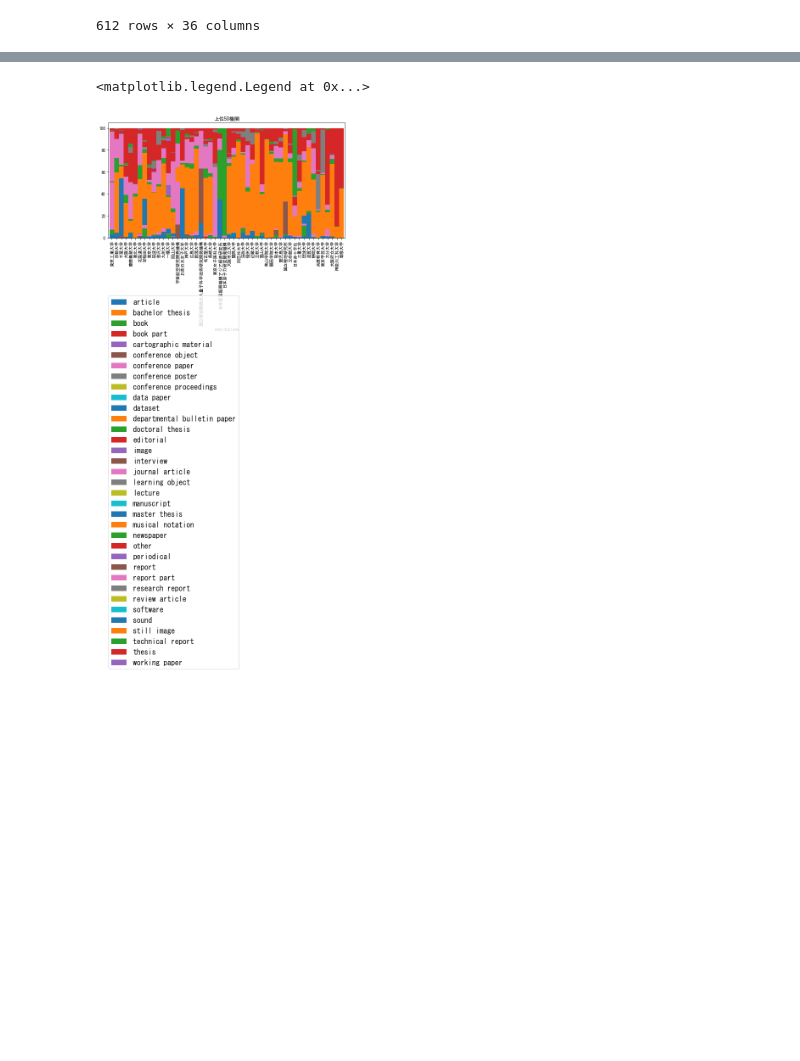
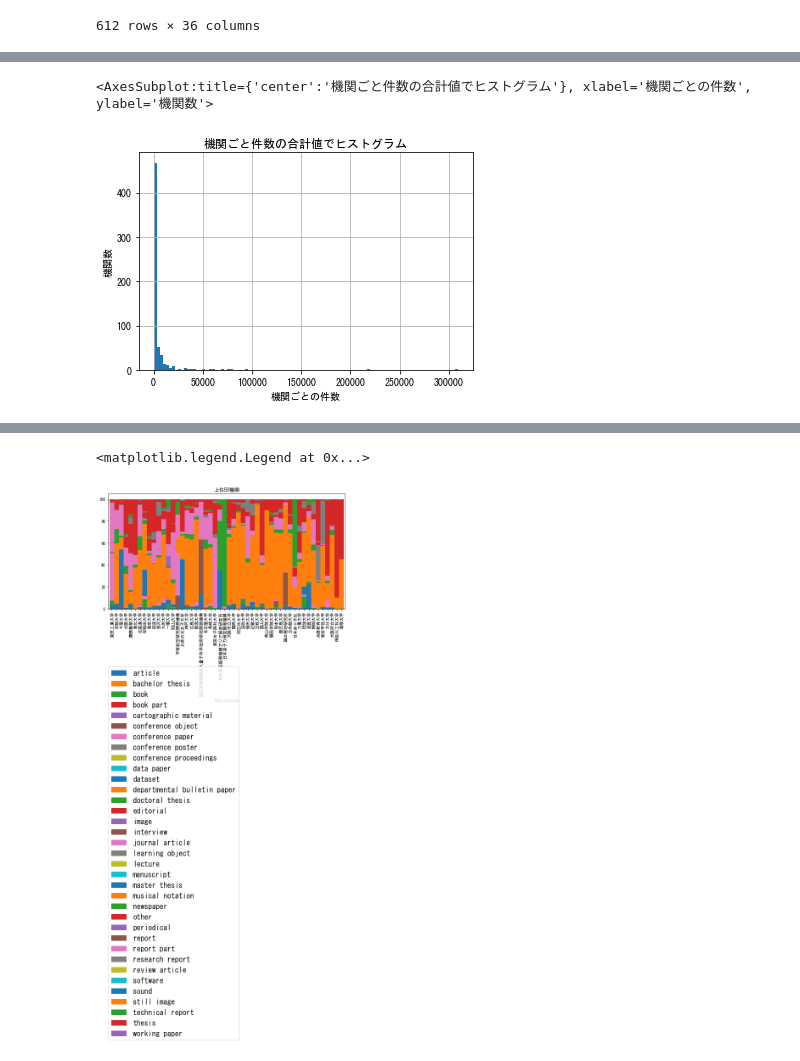
Before and after one commit to wonox/irdbscraping, a Jupyter notebook: irdbscraping.ipynb, the cells around one changed output, grey strips where cells are left out. Drawn from its saved outputs; the diff is of its cells as text; code cells hidden in the pictures; blank space fills up the shorter version.

```diff
--- a/irdbscraping.ipynb
+++ b/irdbscraping.ipynb
@@ -324,0 +363,20 @@ NameError: name 'pivot_orders_df4' is not defined
+# %%
+
+# でヒストグラム'
+import matplotlib.pyplot as plt
+# タイトル追加
+plt.title('機関ごと件数の合計値でヒストグラム')
+# x軸にscore、y軸にfreq
+plt.xlabel('機関ごとの件数')
+plt.ylabel('機関数')
+# 目盛りを変更
+# plt.ylim(0, 190)
+# plt.xticks([0,10,20,30,40,50,60,70,80,90,100])
+# ヒストグラムを描画する（表示する幅は50〜100）、階級数（棒の数）は20
+# plt.hist(pivot_orders_df4['Total'], range=(00, 100), bins=10)
+pivot_orders_df4['Total'].hist(bins=100) # histogramを出すだけならこちらでもよい
+# '紀要の百分率でヒストグラム'
+# plt.hist(kiyou['journal article'], range=(00, 100), bins=10)
+# %% [output]
+<AxesSubplot:title={'center':'機関ごと件数の合計値でヒストグラム'}, xlabel='機関ごとの件数', ylabel='機関数'>
+[figure, added]
```
Also changed, not shown: parts of 10 cells of this notebook, 1 other file.
